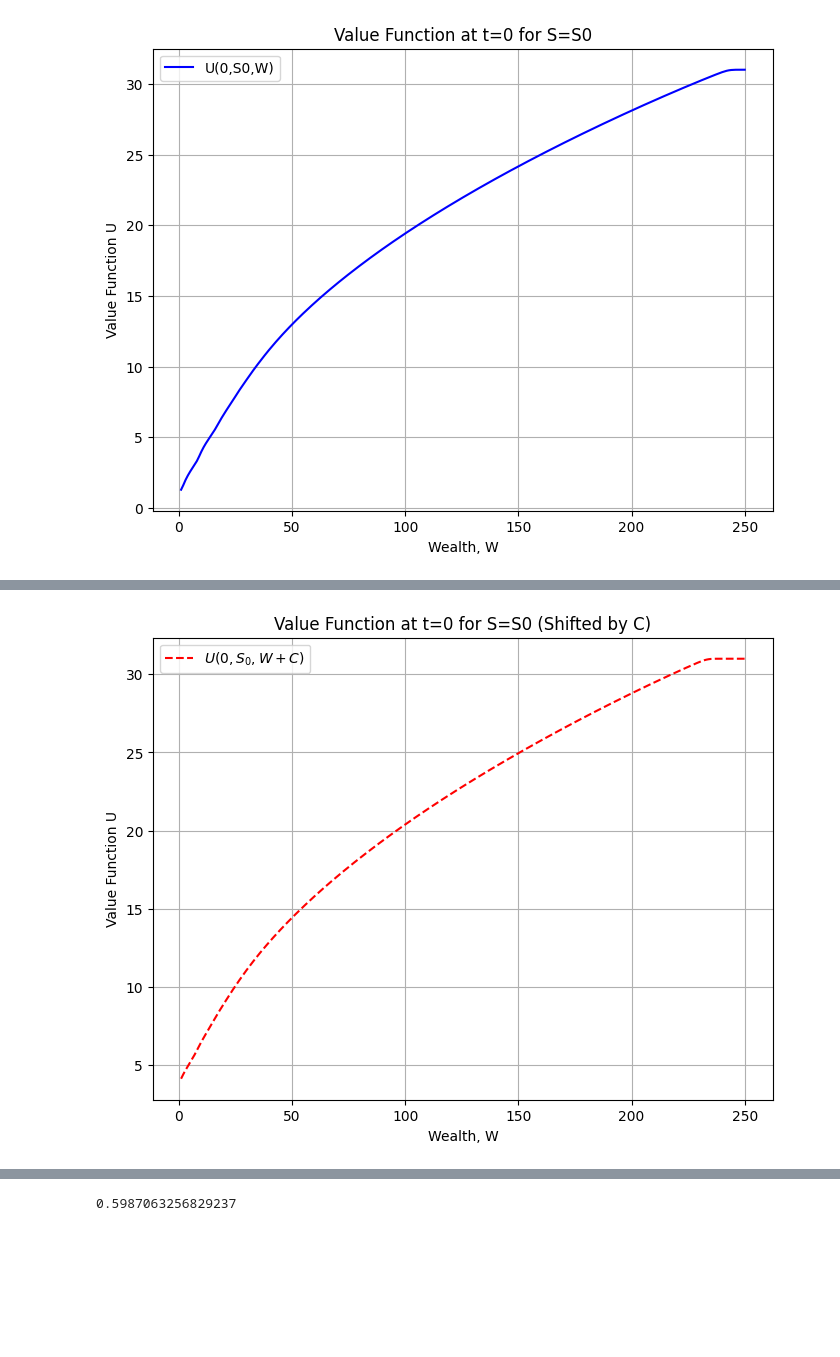
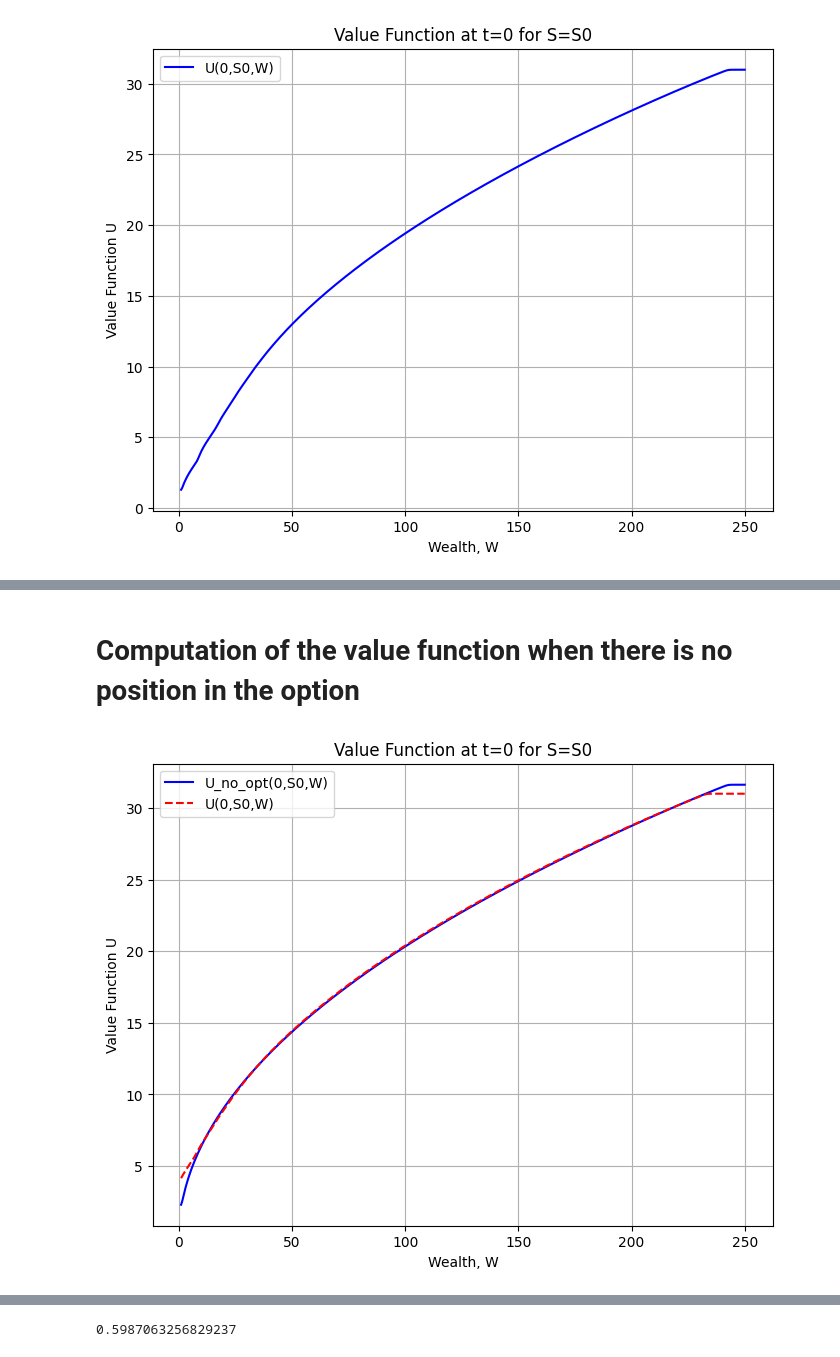
Before and after one commit to JulesArzel/Deep_Hedging_v2, a Jupyter notebook: transaction_cost_notc.ipynb, the cells around one changed output, grey strips where cells are left out. Saved outputs shown, nothing was run; the diff lists cells and outputs as text; code cells hidden in the pictures; blank space fills up the shorter version.

```diff
--- a/transaction_cost_notc.ipynb
+++ b/transaction_cost_notc.ipynb
@@ -34,7 +36,7 @@ p = (np.exp(alpha * dt) - d) / (u - d)
 # Wealth grid
 # ==============================
 W_min, W_max = 1.0, 250.0   # wealth boundaries
-N_W = 251                   # number of wealth grid points
+N_W = 502                   # number of wealth grid points
 W_grid = np.linspace(W_min, W_max, N_W)
 
 # ==============================
@@ -136,3 +160,5 @@ def Delta(t, S, T, r, sigma, K):
+# %% [markdown]
+# Computation of the value function when there is no position in the option
 # %%
 import numpy as np
 import matplotlib.pyplot as plt
@@ -169,7 +195,7 @@ p = (np.exp(alpha * dt) - d) / (u - d)
 # Wealth grid
 # ==============================
 W_min, W_max = 1.0, 250.0  # wealth boundaries
-N_W = 251                  # number of wealth grid points
+N_W = 502                   # number of wealth grid points
 W_grid = np.linspace(W_min, W_max, N_W)
 
 # ==============================
@@ -180,7 +206,7 @@ W_grid = np.linspace(W_min, W_max, N_W)
 #  - i is the node index for the stock price (i = number of up moves)
 #
 # At each node, U[n,i] is an array of length N_W corresponding to U(t_n, S_{n,i}, W) evaluated on the wealth grid.
-U = {}
+U_no_opt = {}
 #Pi = np.zeros((N_W,N_t))
 
 # ==============================
@@ -190,13 +216,12 @@ U = {}
 # S = S0 * u^i * d^(N_t - i)
 for i in range(N_t+1):
     S_val = S0 * (u**i) * (d**(N_t - i))
-    U[(N_t, i)] = np.zeros(N_W)
+    U_no_opt[(N_t, i)] = np.zeros(N_W)
     for j, W in enumerate(W_grid):
-        payoff = max(S_val - K, 0.0)  # call payoff for the short position
-        net_W = W - payoff
+        net_W = W
         # Avoid negative wealth (set a floor)
         net_W = max(net_W, 1e-8)
-        U[(N_t, i)][j] = net_W**gamma / gamma
+        U_no_opt[(N_t, i)][j] = net_W**gamma / gamma
 
 # ==============================
 # Backward induction (Dynamic Programming)
@@ -213,45 +238,41 @@ def interp_value(W_new, W_grid, U_array):
 for n in reversed(range(N_t)):
     for i in range(n+1):  # node indices at time step n go from 0 to n
         S_val = S0 * (u**i) * (d**(n - i))
         U_val = np.zeros(N_W)  # to store U at node (n,i) on each wealth grid point
         # For each wealth level on the grid:
         for j, W in enumerate(W_grid):
             best_val = -1e12
             # Optimize over control pi:
             for pi in pi_vals:
                 # Compute next wealth levels (using discrete-time approximation)
                 # Up move:
                 W_up = W * (1 + r*dt + pi*((alpha - r)*dt + sigma*np.sqrt(dt)))
                 # Down move:
                 W_down = W * (1 + r*dt + pi*((alpha - r)*dt - sigma*np.sqrt(dt)))
                 # Obtain U at next nodes (n+1, i+1) for up move and (n+1, i) for down move.
-                U_up = interp_value(W_up, W_grid, U[(n+1, i+1)])
-                U_down = interp_value(W_down, W_grid, U[(n+1, i)])
+                U_up = interp_value(W_up, W_grid, U_no_opt[(n+1, i+1)])
+                U_down = interp_value(W_down, W_grid, U_no_opt[(n+1, i)])
                 # Expected value at this node for this control:
                 U_pi = p * U_up + (1-p) * U_down
                 if U_pi > best_val:
                     best_val = U_pi
                     # (Optionally, record the optimal pi here)
                     #Pi[j,n] = pi
             U_val[j] = best_val
-        U[(n, i)] = U_val  # store the computed value function at node (n,i)
+        U_no_opt[(n, i)] = U_val  # store the computed value function at node (n,i)
 
-# Choose your constant C
-C = call_price(0, S0, T, r, sigma, K)  # for instance
-
-# Create a shifted wealth grid
-W_shifted = W_grid + C
-
-# Use linear interpolation to evaluate U(0,S0,W_shifted)
-U_shifted = np.interp(W_shifted, W_grid, U[(0, 0)])
-
+# ==============================
+# Display / Plot the result
+# ==============================
+# For example, plot U(0,S0,W) vs. W at the root node (time 0, index 0).
 plt.figure(figsize=(8,6))
-plt.plot(W_grid, U_shifted, 'r--', label=r"$U(0,S_0,W+C)$")
+plt.plot(W_grid, U_no_opt[(0, 0)], 'b-', label="U_no_opt(0,S0,W)")
+plt.plot(W_grid, U_shifted, 'r--', label="U(0,S0,W)")
 plt.xlabel("Wealth, W")
 plt.ylabel("Value Function U")
-plt.title("Value Function at t=0 for S=S0 (Shifted by C)")
+plt.title("Value Function at t=0 for S=S0")
 plt.legend()
 plt.grid(True)
 plt.show()
 # %% [output]
-[figure, old version]
+[figure, new version]
```
Also changed, not shown: parts of 8 cells of this notebook.
